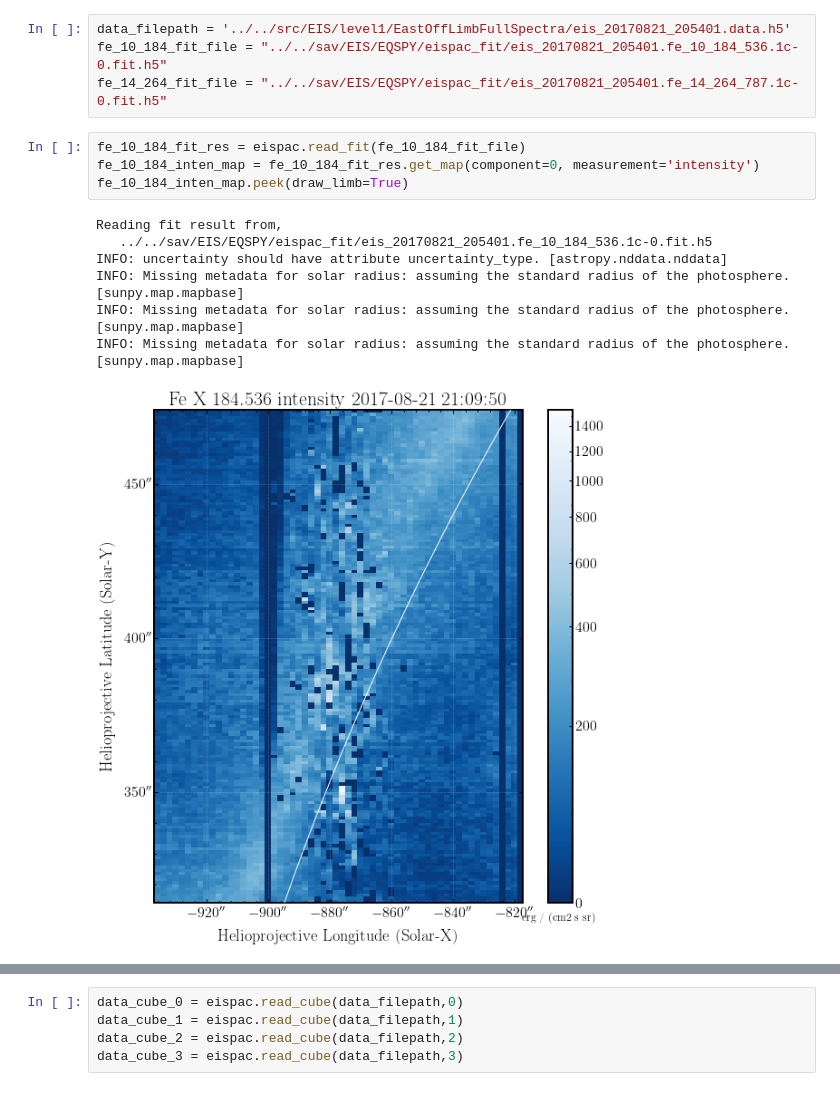
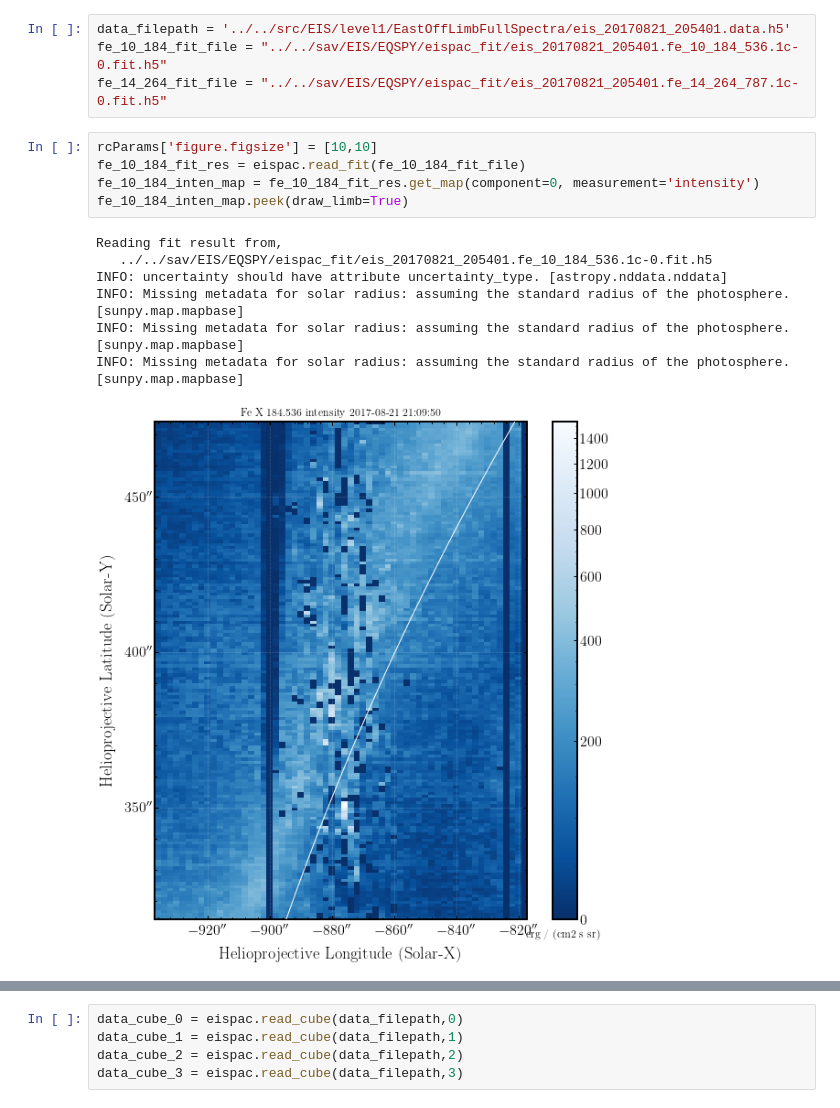
Before and after one commit to yjzhu-solar/Eclipse2017, a Jupyter notebook: ipynb/eis/eispac_EQSPY_fitres.ipynb, the cells around one changed output, grey strips where cells are left out. Saved outputs shown, nothing was run; the diff lists cells and outputs as text.

```diff
--- a/ipynb/eis/eispac_EQSPY_fitres.ipynb
+++ b/ipynb/eis/eispac_EQSPY_fitres.ipynb
@@ -38,17 +38,18 @@ data_filepath = '../../src/EIS/level1/EastOffLimbFullSpectra/eis_20170821_205401
 fe_10_184_fit_file = "../../sav/EIS/EQSPY/eispac_fit/eis_20170821_205401.fe_10_184_536.1c-0.fit.h5"
 fe_14_264_fit_file = "../../sav/EIS/EQSPY/eispac_fit/eis_20170821_205401.fe_14_264_787.1c-0.fit.h5"
 # %%
+rcParams['figure.figsize'] = [10,10]
 fe_10_184_fit_res = eispac.read_fit(fe_10_184_fit_file)
 fe_10_184_inten_map = fe_10_184_fit_res.get_map(component=0, measurement='intensity')
 fe_10_184_inten_map.peek(draw_limb=True)
 # %% [output]
 Reading fit result from,
    ../../sav/EIS/EQSPY/eispac_fit/eis_20170821_205401.fe_10_184_536.1c-0.fit.h5
 INFO: uncertainty should have attribute uncertainty_type. [astropy.nddata.nddata]
 INFO: Missing metadata for solar radius: assuming the standard radius of the photosphere. [sunpy.map.mapbase]
 INFO: Missing metadata for solar radius: assuming the standard radius of the photosphere. [sunpy.map.mapbase]
 INFO: Missing metadata for solar radius: assuming the standard radius of the photosphere. [sunpy.map.mapbase]
-[figure, old version]
+[figure, new version]
 # %%
 fe_10_184_vel_map = fe_10_184_fit_res.get_map(0, 'vel')
 fe_10_184_vel_map.plot_settings['norm'] = ImageNormalize(vmin=-20, vmax=20)
```
Also changed, not shown: parts of 14 cells of this notebook, 5 other files.
